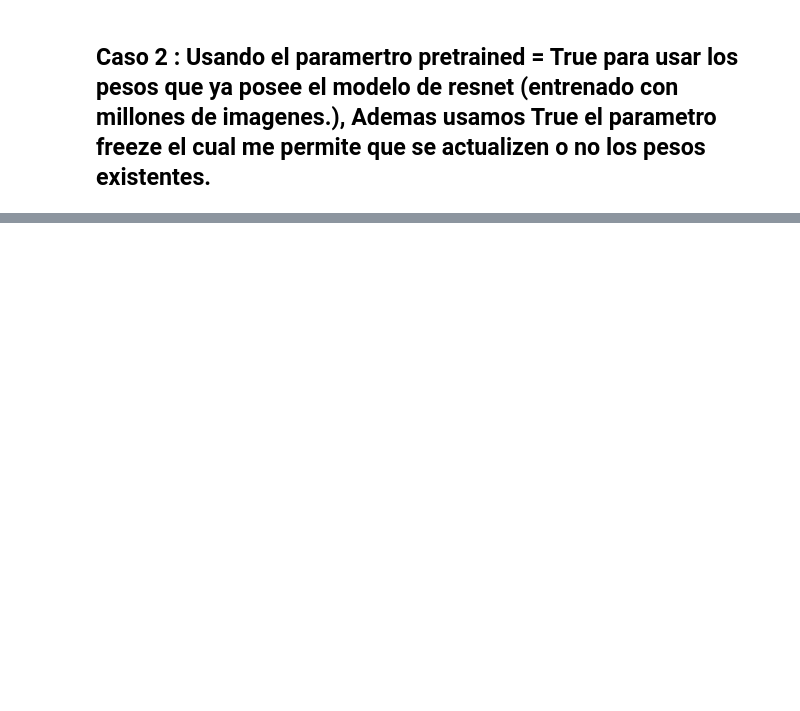
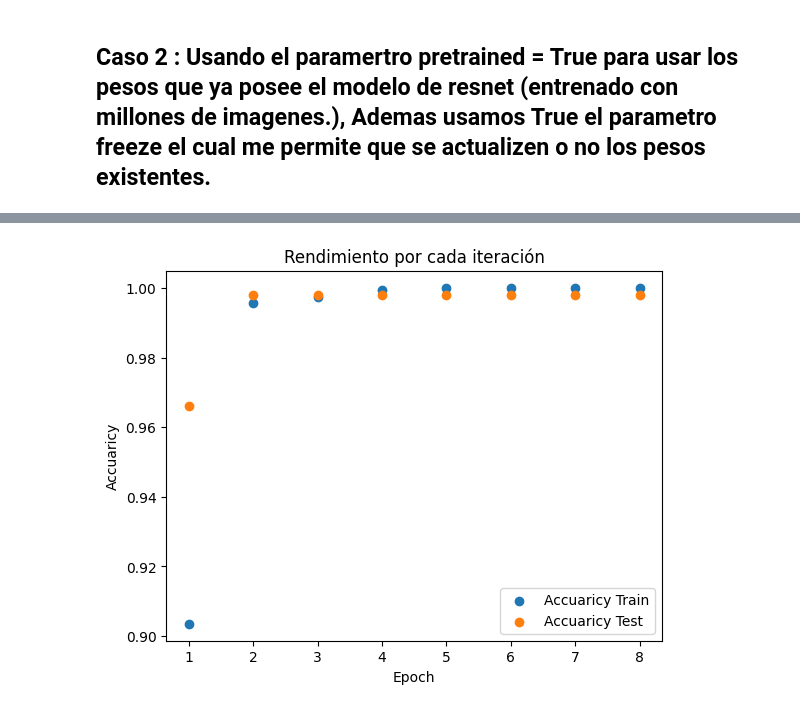
Before and after one commit to brunozenobio/Convolutional_PRS, a Jupyter notebook: code/notebook/modelos.ipynb, the cells around one changed output, grey strips where cells are left out. Saved outputs shown, nothing was run; the diff lists cells and outputs as text; code cells hidden in the pictures; blank space fills up the shorter version.

```diff
--- a/code/notebook/modelos.ipynb
+++ b/code/notebook/modelos.ipynb
@@ -293,0 +270,4 @@ plot_accuracy(epochs, metrics)
+# %%
+model = Model(pretrained=True,freeze=False)
+epochs = 8
+metrics = fit(model, dataloader, epochs=8)
@@ -293,0 +283,4 @@ plot_accuracy(epochs, metrics)
+# %%
+plot_accuracy(epochs, metrics)
+# %% [output]
+[figure, added]
```
Also changed, not shown: parts of 16 cells of this notebook, 9 other files.
